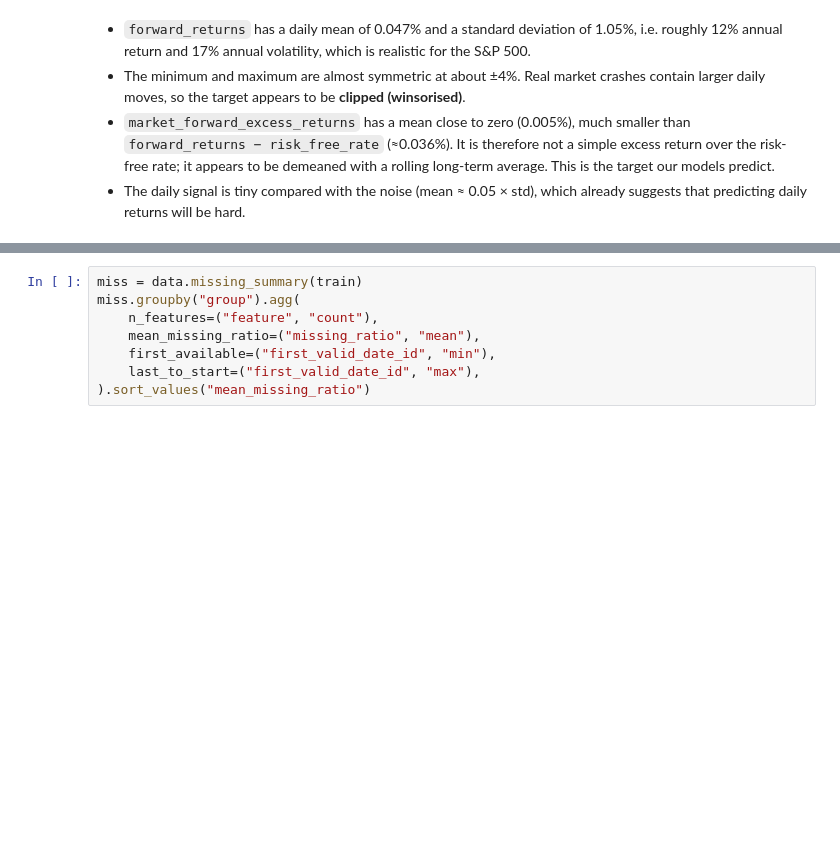
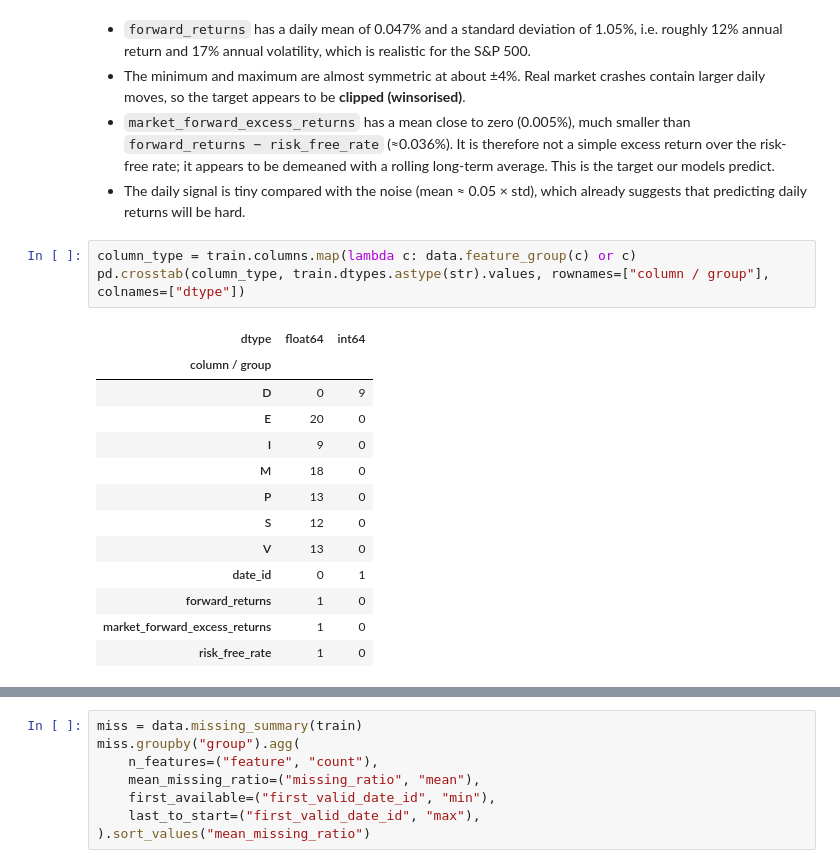
Before and after one commit to ceng313-2026/GROUP59_CENG313, a Jupyter notebook: assignment1_eda_baseline.ipynb, the cells around one changed output, grey strips where cells are left out. Saved outputs shown, nothing was run; the diff lists cells and outputs as text; blank space fills up the shorter version.

```diff
--- a/assignment1_eda_baseline.ipynb
+++ b/assignment1_eda_baseline.ipynb
@@ -102,3 +111,20 @@ train[data.TARGET_COLS].describe().T
 - The minimum and maximum are almost symmetric at about ±4%. Real market crashes contain larger daily moves, so the target appears to be **clipped (winsorised)**.
 - `market_forward_excess_returns` has a mean close to zero (0.005%), much smaller than `forward_returns − risk_free_rate` (≈0.036%). It is therefore not a simple excess return over the risk-free rate; it appears to be demeaned with a rolling long-term average. This is the target our models predict.
 - The daily signal is tiny compared with the noise (mean ≈ 0.05 × std), which already suggests that predicting daily returns will be hard.
+# %%
+column_type = train.columns.map(lambda c: data.feature_group(c) or c)
+pd.crosstab(column_type, train.dtypes.astype(str).values, rownames=["column / group"], colnames=["dtype"])
+# %% [output]
+| dtype | float64 | int64 |
+| column / group |  |  |
+| D | 0 | 9 |
+| E | 20 | 0 |
+| I | 9 | 0 |
+| M | 18 | 0 |
+| P | 13 | 0 |
+| S | 12 | 0 |
+| V | 13 | 0 |
+| date_id | 0 | 1 |
+| forward_returns | 1 | 0 |
+| market_forward_excess_returns | 1 | 0 |
+| risk_free_rate | 1 | 0 |
```
Also changed, not shown: parts of 25 cells of this notebook.
